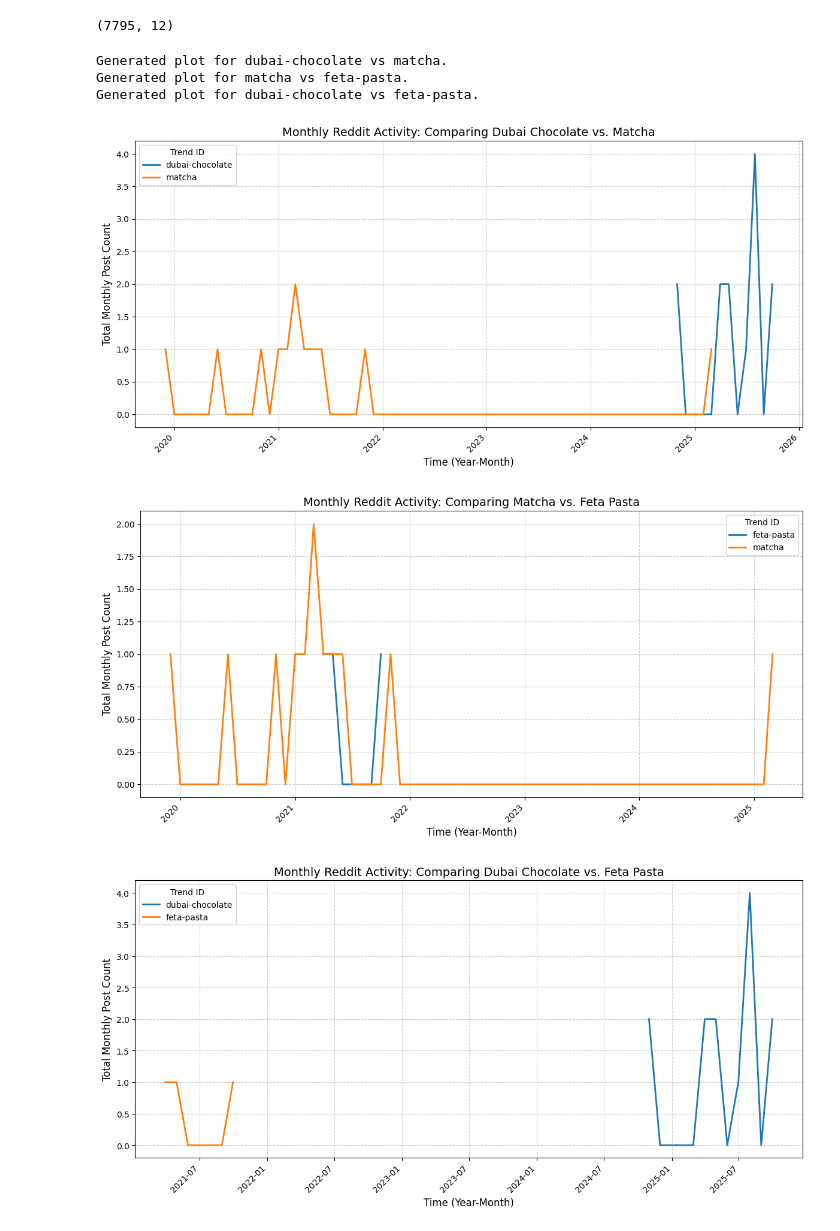
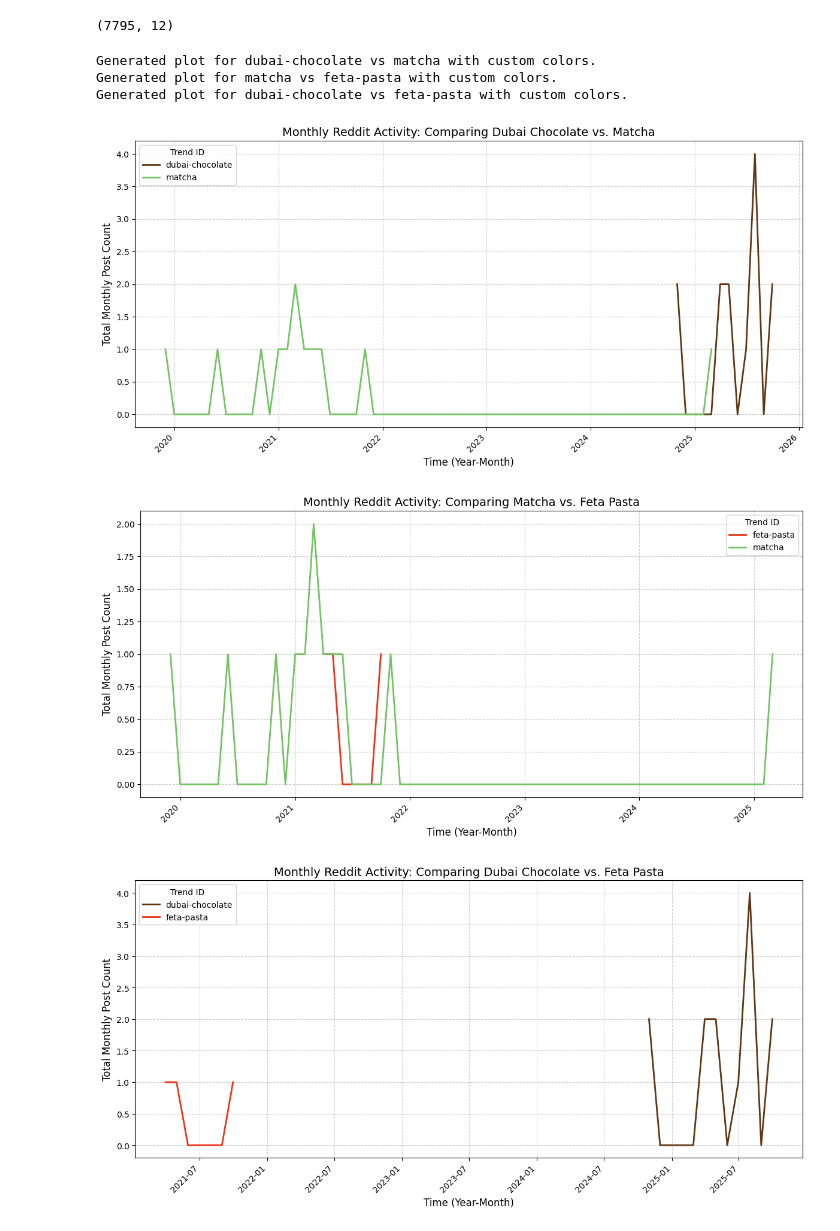
Before and after one commit to kzumreen/FoodTrendsPrediction, a Jupyter notebook: Reddit_Access.ipynb, the cells around one changed output. Cells and saved outputs as stored; diff of their text form; code cells hidden in the pictures.

```diff
--- a/Reddit_Access.ipynb
+++ b/Reddit_Access.ipynb
@@ -495,7 +495,16 @@ else:
     )
 
     # ----------------------------------------------------------------------
-    # 2. Generate Duo-Plots
+    # 2. Define Custom Color Palette
+    # ----------------------------------------------------------------------
+    CUSTOM_PALETTE = {
+        'dubai-chocolate': '#613613',  # Brown
+        'matcha': '#74c365',           # Green
+        'feta-pasta': '#ed3419'        # Red/Maroon
+    }
+
+    # ----------------------------------------------------------------------
+    # 3. Generate Duo-Plots with Custom Colors
     # ----------------------------------------------------------------------
 
     # Define the trend pairs for iteration
@@ -504,37 +513,40 @@ else:
         ('matcha', 'feta-pasta'),
         ('dubai-chocolate', 'feta-pasta')
     ]
 
     for trend1, trend2 in trend_pairs:
         # Filter the monthly data for only the two current trends
         comparison_df = monthly_activity[monthly_activity['Trend_ID'].isin([trend1, trend2])]
 
         plt.figure(figsize=(12, 6))
         sns.lineplot(
             data=comparison_df,
             x='Time_Period',
             y='post_count',
             hue='Trend_ID',
+            # --- The line below applies your custom colors ---
+            palette=CUSTOM_PALETTE,
+            # ------------------------------------------------
             linewidth=2
         )
 
         # Set titles and labels
         title = f'Monthly Reddit Activity: Comparing {trend1.replace("-", " ").title()} vs. {trend2.replace("-", " ").title()}'
         plt.title(title, fontsize=14)
         plt.ylabel('Total Monthly Post Count', fontsize=12)
         plt.xlabel('Time (Year-Month)', fontsize=12)
         plt.legend(title='Trend ID', title_fontsize=10)
         plt.xticks(rotation=45, ha='right')
         plt.grid(True, linestyle='--', alpha=0.6)
         plt.tight_layout()
 
         # Save the figure
         plt.savefig(f'{trend1}_vs_{trend2}_monthly.png')
-        print(f"Generated plot for {trend1} vs {trend2}.")
+        print(f"Generated plot for {trend1} vs {trend2} with custom colors.")
 # %% [output]
-Generated plot for dubai-chocolate vs matcha.
-Generated plot for matcha vs feta-pasta.
-Generated plot for dubai-chocolate vs feta-pasta.
+Generated plot for dubai-chocolate vs matcha with custom colors.
+Generated plot for matcha vs feta-pasta with custom colors.
+Generated plot for dubai-chocolate vs feta-pasta with custom colors.
-[figure, old version]
+[figure, new version]
-[figure, old version]
+[figure, new version]
-[figure, old version]
+[figure, new version]
```
